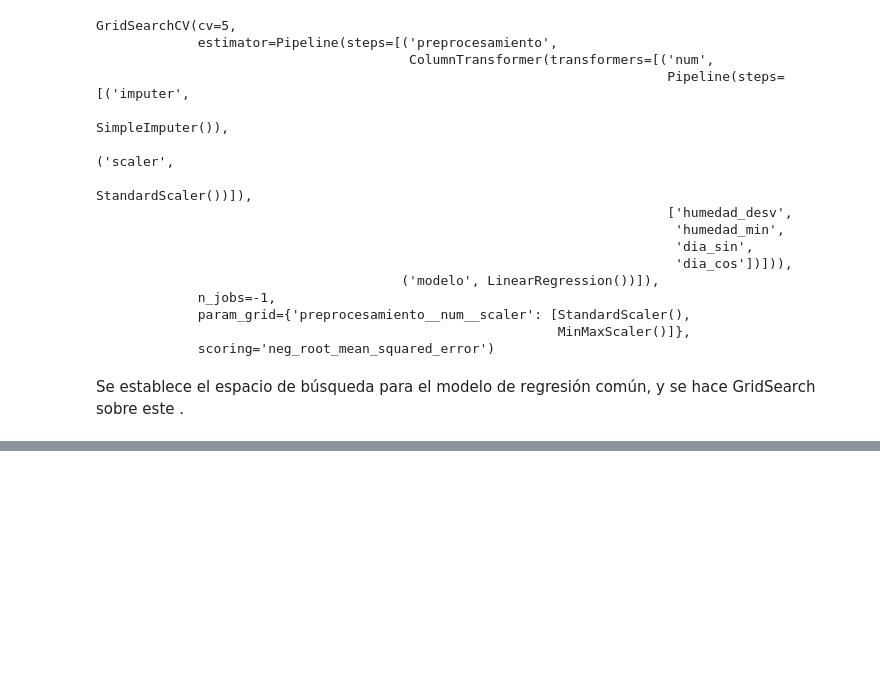
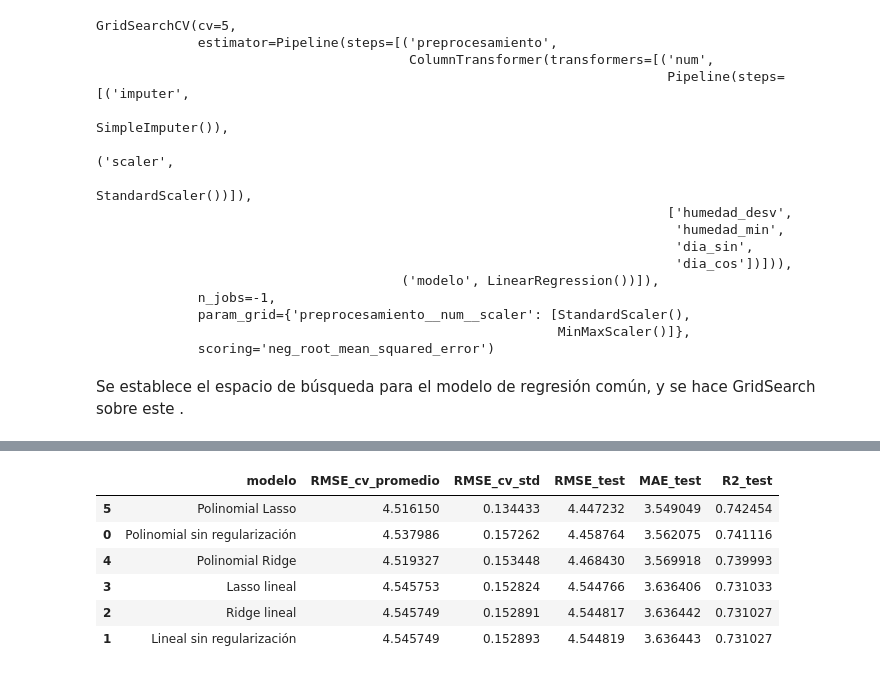
Before and after one commit to DanielGT27-Q/Laboratorio_2_MC, a Jupyter notebook: Laboratorio.ipynb, the cells around one changed output, grey strips where cells are left out. Cells and saved outputs as stored; diff of their text form; code cells hidden in the pictures; blank space fills up the shorter version.

```diff
--- a/Laboratorio.ipynb
+++ b/Laboratorio.ipynb
@@ -685,0 +571,18 @@ ofrece coeficientes directamente interpretables por variable, con un desempeño
+# %%
+def rmse(y_real, y_pred):
+    return np.sqrt(mean_squared_error(y_real, y_pred))
+
+def evaluar_en_test(nombre, modelo):
+    pred = modelo.predict(X_test)
+    return {
+        "modelo": nombre,
+        "RMSE_test": rmse(y_test, pred),
+        "MAE_test": mean_absolute_error(y_test, pred),
+        "R2_test": r2_score(y_test, pred)
+    }
+
+resultados_poly_reg = pd.DataFrame([
+    evaluar_en_test("Polinomial Ridge", grid_poly_ridge.best_estimator_),
+    evaluar_en_test("Polinomial Lasso", grid_poly_lasso.best_estimator_)
+])
+resultados_poly_reg
@@ -685,0 +599,33 @@ ofrece coeficientes directamente interpretables por variable, con un desempeño
+# %%
+def resumen_grid(nombre, grid):
+    idx = grid.best_index_
+    estimador = grid.best_estimator_
+    pred_test = estimador.predict(X_test)
+    return {
+        "modelo": nombre,
+        "RMSE_cv_promedio": -grid.cv_results_["mean_test_score"][idx],
+        "RMSE_cv_std": grid.cv_results_["std_test_score"][idx],
+        "RMSE_test": rmse(y_test, pred_test),
+        "MAE_test": mean_absolute_error(y_test, pred_test),
+        "R2_test": r2_score(y_test, pred_test),
+        "mejores_hiperparametros": grid.best_params_
+    }
+
+comparacion_modelos = pd.DataFrame([
+    resumen_grid("Polinomial sin regularización", grid_poly),
+    resumen_grid("Lineal sin regularización", grid_sinreg),
+    resumen_grid("Ridge lineal", grid_ridge),
+    resumen_grid("Lasso lineal", grid_lasso),
+    resumen_grid("Polinomial Ridge", grid_poly_ridge),
+    resumen_grid("Polinomial Lasso", grid_poly_lasso),
+]).sort_values("RMSE_test")
+
+comparacion_modelos[["modelo", "RMSE_cv_promedio", "RMSE_cv_std", "RMSE_test", "MAE_test", "R2_test"]]
+# %% [output]
+|  | modelo | RMSE_cv_promedio | RMSE_cv_std | RMSE_test | MAE_test | R2_test |
+| 5 | Polinomial Lasso | 4.516150 | 0.134433 | 4.447232 | 3.549049 | 0.742454 |
+| 0 | Polinomial sin regularización | 4.537986 | 0.157262 | 4.458764 | 3.562075 | 0.741116 |
+| 4 | Polinomial Ridge | 4.519327 | 0.153448 | 4.468430 | 3.569918 | 0.739993 |
+| 3 | Lasso lineal | 4.545753 | 0.152824 | 4.544766 | 3.636406 | 0.731033 |
+| 2 | Ridge lineal | 4.545749 | 0.152891 | 4.544817 | 3.636442 | 0.731027 |
+| 1 | Lineal sin regularización | 4.545749 | 0.152893 | 4.544819 | 3.636443 | 0.731027 |
```
Also changed, not shown: parts of 30 cells of this notebook, 1 other file.
